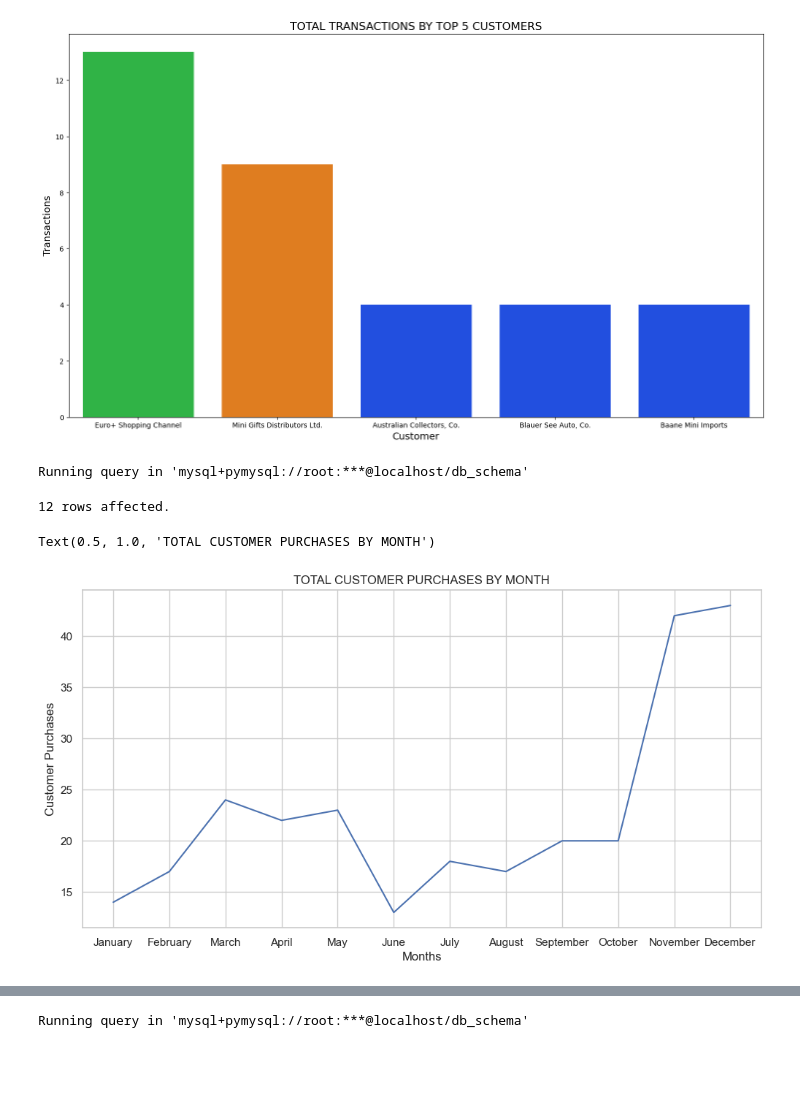
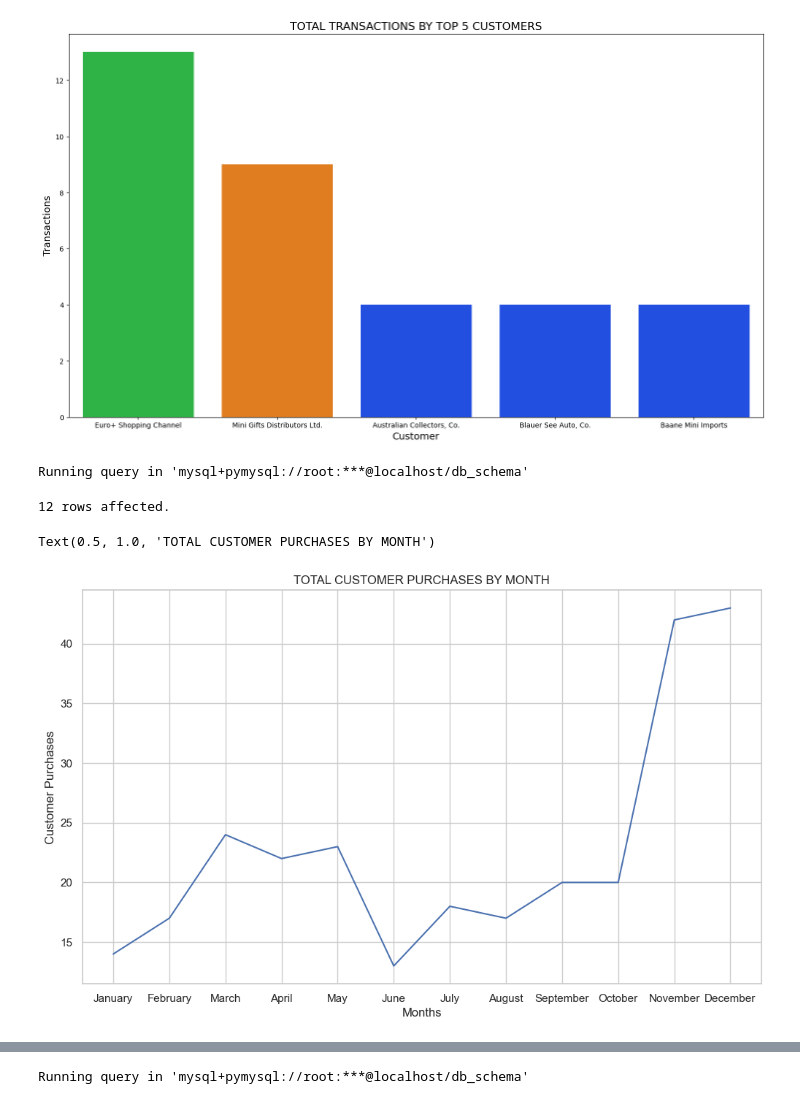
Before and after one commit to Dedamola1/Customer_and_Product_Analysis, a Jupyter notebook: Customers EDA.ipynb, the cells around one changed output, grey strips where cells are left out. Saved outputs shown, nothing was run; the diff lists cells and outputs as text; code cells hidden in the pictures; blank space fills up the shorter version.

```diff
--- a/Customers EDA.ipynb
+++ b/Customers EDA.ipynb
@@ -147,24 +147,24 @@ Running query in 'mysql+pymysql://root:***@localhost/db_schema'
 # %%
 # Total customer purchases by month
 # Run the SQL query and load data into a DataFrame
 data = %sql SELECT month, customer_purchase FROM (SELECT DISTINCT(MONTHNAME(`paymentDate`)) AS month, MONTH(`paymentDate`), COUNT((`customerNumber`)) AS customer_purchase, ROW_NUMBER() OVER(ORDER BY MONTH(`paymentDate`)) AS row_num FROM payments GROUP BY MONTHNAME(`paymentDate`), MONTH(`paymentDate`)) AS agg_table1;
 df = data.DataFrame()
 
 # Set Seaborn theme
 sns.set_theme(style="whitegrid")
 
-plt.figure(figsize=(12, 6))
+plt.figure(figsize=(12, 7))
 g = sns.lineplot(data=df, x="month", y="customer_purchase",palette="bright")
 
 # Set axis labels and title
 g.set_xlabel("Months")
 g.set_ylabel("Customer Purchases")
 plt.title("Total Customer Purchases by Month".upper())
 # %% [output]
 Running query in 'mysql+pymysql://root:***@localhost/db_schema'
 12 rows affected.
 Text(0.5, 1.0, 'TOTAL CUSTOMER PURCHASES BY MONTH')
-[figure, old version]
+[figure, new version]
 # %%
 # Customer differentiation by credit limit
 # Run the SQL query and load data into a DataFrame
```
Also changed, not shown: parts of 5 cells of this notebook, 2 other files.
